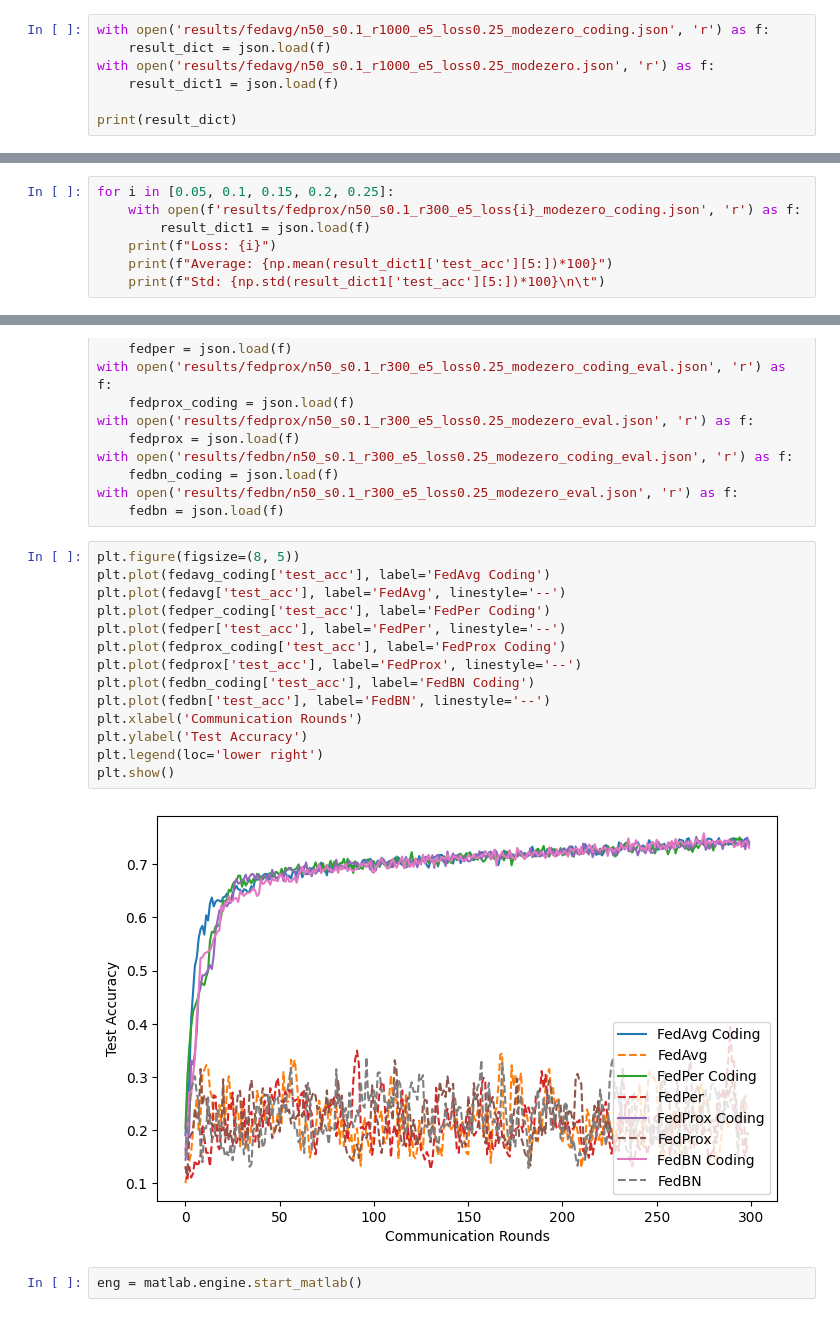
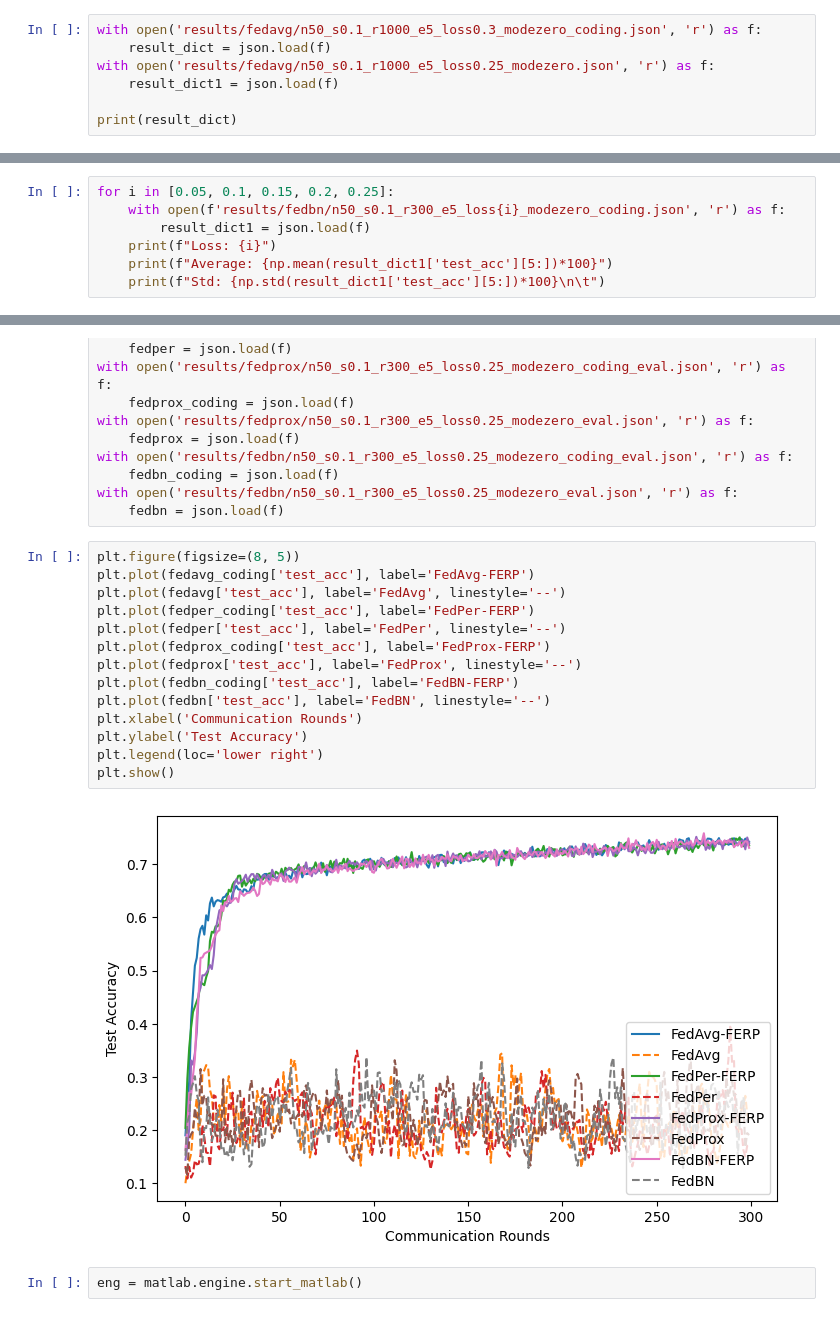
Before and after one commit to Observe-l/FedL-Transformer_Wireless, a Jupyter notebook: plot.ipynb, the cells around one changed output, grey strips where cells are left out. Cells and saved outputs as stored; diff of their text form.

```diff
--- a/plot.ipynb
+++ b/plot.ipynb
@@ -4,7 +4,7 @@ import matplotlib.pyplot as plt
 import numpy as np
 import json
 # %%
-with open('results/fedavg/n50_s0.1_r1000_e5_loss0.25_modezero_coding.json', 'r') as f:
+with open('results/fedavg/n50_s0.1_r1000_e5_loss0.3_modezero_coding.json', 'r') as f:
     result_dict = json.load(f)
 with open('results/fedavg/n50_s0.1_r1000_e5_loss0.25_modezero.json', 'r') as f:
     result_dict1 = json.load(f)
@@ -27,7 +27,7 @@ Max value: 0.6878486055776892
 Index of max value: 20
 # %%
 for i in [0.05, 0.1, 0.15, 0.2, 0.25]:
-    with open(f'results/fedprox/n50_s0.1_r300_e5_loss{i}_modezero_coding.json', 'r') as f:
+    with open(f'results/fedbn/n50_s0.1_r300_e5_loss{i}_modezero_coding.json', 'r') as f:
         result_dict1 = json.load(f)
     print(f"Loss: {i}")
     print(f"Average: {np.mean(result_dict1['test_acc'][5:])*100}")
@@ -78,20 +82,20 @@ with open('results/fedbn/n50_s0.1_r300_e5_loss0.25_modezero_eval.json', 'r') as
     fedbn = json.load(f)
 # %%
 plt.figure(figsize=(8, 5))
-plt.plot(fedavg_coding['test_acc'], label='FedAvg Coding')
+plt.plot(fedavg_coding['test_acc'], label='FedAvg-FERP')
 plt.plot(fedavg['test_acc'], label='FedAvg', linestyle='--')
-plt.plot(fedper_coding['test_acc'], label='FedPer Coding')
+plt.plot(fedper_coding['test_acc'], label='FedPer-FERP')
 plt.plot(fedper['test_acc'], label='FedPer', linestyle='--')
-plt.plot(fedprox_coding['test_acc'], label='FedProx Coding')
+plt.plot(fedprox_coding['test_acc'], label='FedProx-FERP')
 plt.plot(fedprox['test_acc'], label='FedProx', linestyle='--')
-plt.plot(fedbn_coding['test_acc'], label='FedBN Coding')
+plt.plot(fedbn_coding['test_acc'], label='FedBN-FERP')
 plt.plot(fedbn['test_acc'], label='FedBN', linestyle='--')
 plt.xlabel('Communication Rounds')
 plt.ylabel('Test Accuracy')
 plt.legend(loc='lower right')
 plt.show()
 # %% [output]
-[figure, old version]
+[figure, new version]
 # %%
 eng = matlab.engine.start_matlab()
 # %%
```
Also changed, not shown: parts of 3 cells of this notebook, 5 other files.
